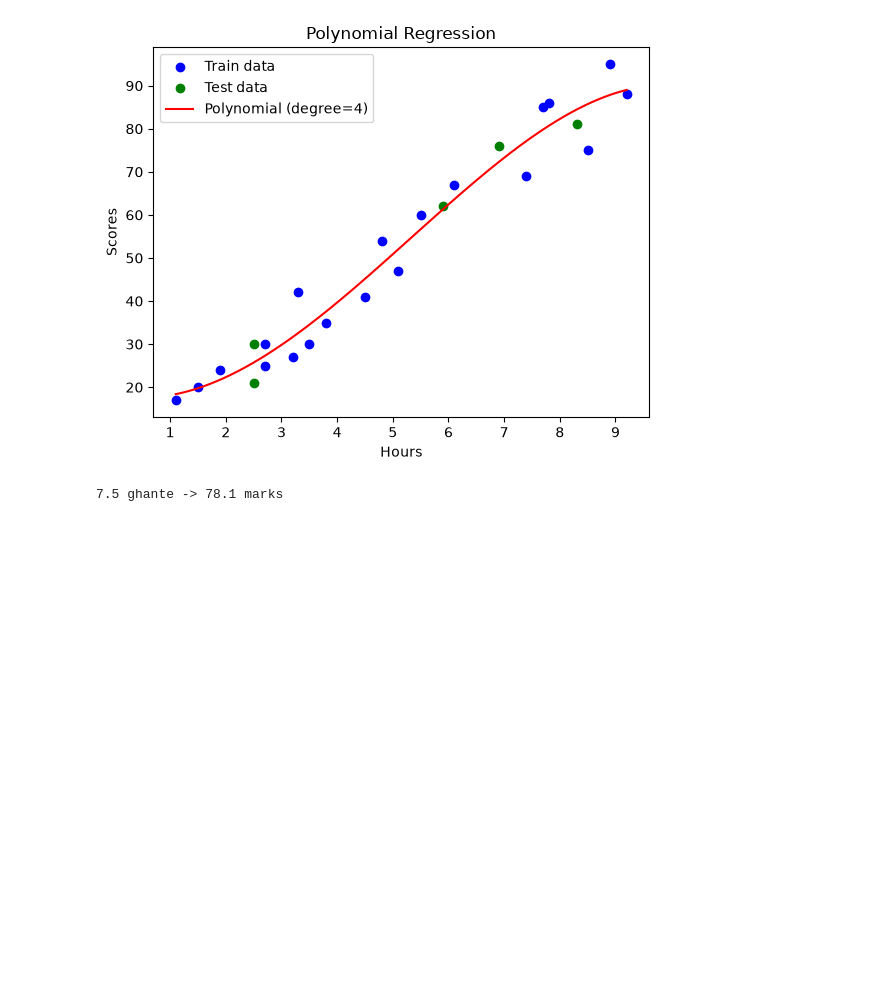
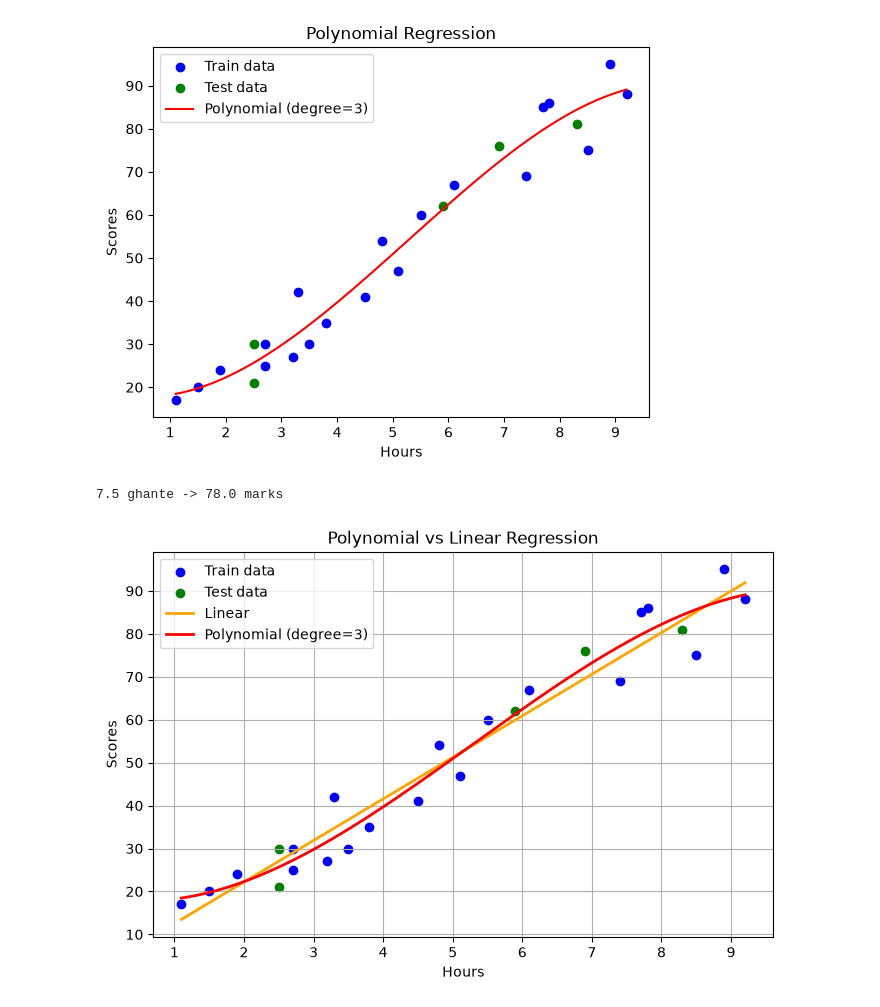
Before and after one commit to Muhammad-Arslan-Ashraf/linear-regression, a Jupyter notebook: Polynomial_Regression/Polynomial_regression.ipynb, the cells around one changed output. Saved outputs shown, nothing was run; the diff lists cells and outputs as text; code cells hidden in the pictures; blank space fills up the shorter version.

```diff
--- a/Polynomial_Regression/Polynomial_regression.ipynb
+++ b/Polynomial_Regression/Polynomial_regression.ipynb
@@ -51,10 +47,11 @@ Train: (20, 1)  Test: (5, 1)
 # %% [markdown]
 ### creating the polynomial feature
 # %%
-degree = 4
+degree = 3
 poly = PolynomialFeatures(degree=degree, include_bias=False)
 X_train_poly = poly.fit_transform(X_train)
 X_test_poly = poly.transform(X_test)
 print(X_train[:3])
+print(X_test[:3])
 print(X_train_poly[:3])
 # %% [output]
@@ -109,4 +122,27 @@ hours = 7.5
 pred = model.predict(poly.transform([[hours]]))
 print(f"{hours} ghante -> {pred[0]:.1f} marks")
 # %% [output]
-7.5 ghante -> 78.1 marks
+7.5 ghante -> 78.0 marks
+# %%
+
+linear_model = LinearRegression()
+linear_model.fit(X_train, y_train)
+
+X_range = np.linspace(X.min(), X.max(), 200).reshape(-1, 1)
+
+y_curve = model.predict(poly.transform(X_range))
+y_linear = linear_model.predict(X_range)
+
+plt.figure(figsize=(8, 5))
+plt.scatter(X_train, y_train, color="blue", label="Train data")
+plt.scatter(X_test, y_test, color="green", label="Test data")
+plt.plot(X_range, y_linear, color="orange", linewidth=2, label="Linear")
+plt.plot(X_range, y_curve, color="red", linewidth=2, label=f"Polynomial (degree={degree})")
+plt.xlabel("Hours")
+plt.ylabel("Scores")
+plt.title("Polynomial vs Linear Regression")
+plt.legend()
+plt.grid(True)
+plt.show()
+# %% [output]
+[figure, added]
```
Also changed, not shown: parts of 7 cells of this notebook, 2 other files.
